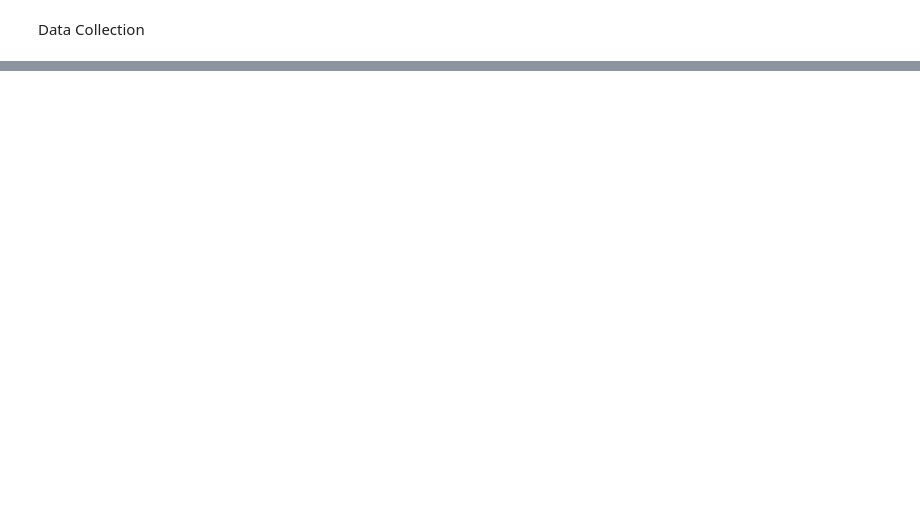
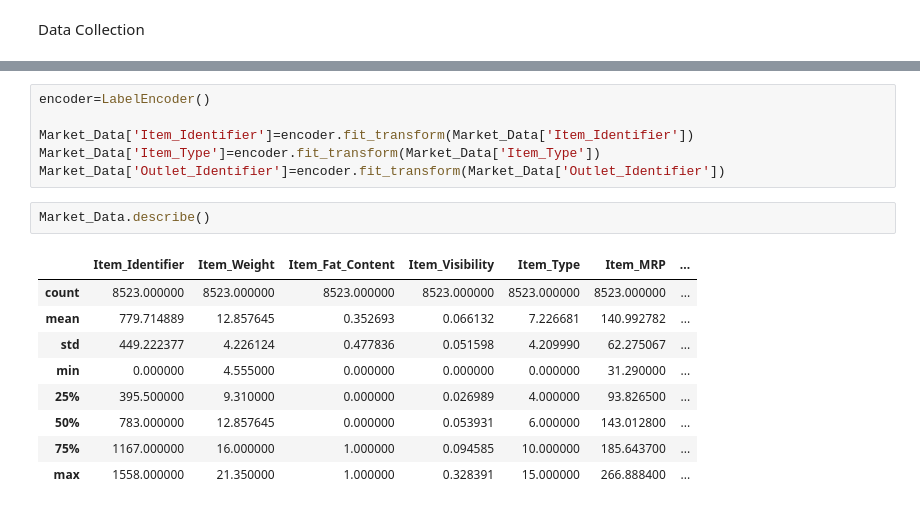
Before and after one commit to Kishan-hyalij/Big_Mart_Sales_Prediction, a Jupyter notebook: jupyter-BMSP.ipynb, the cells around one changed output, grey strips where cells are left out. Cells and saved outputs as stored; diff of their text form; blank space fills up the shorter version.

```diff
--- a/jupyter-BMSP.ipynb
+++ b/jupyter-BMSP.ipynb
@@ -30,0 +202,18 @@ Market_Data.head()
+# %%
+encoder=LabelEncoder()
+
+Market_Data['Item_Identifier']=encoder.fit_transform(Market_Data['Item_Identifier'])
+Market_Data['Item_Type']=encoder.fit_transform(Market_Data['Item_Type'])
+Market_Data['Outlet_Identifier']=encoder.fit_transform(Market_Data['Outlet_Identifier'])
+# %%
+Market_Data.describe()
+# %% [output]
+|  | Item_Identifier | Item_Weight | Item_Fat_Content | Item_Visibility | Item_Type | Item_MRP | ... |
+| count | 8523.000000 | 8523.000000 | 8523.000000 | 8523.000000 | 8523.000000 | 8523.000000 | ... |
+| mean | 779.714889 | 12.857645 | 0.352693 | 0.066132 | 7.226681 | 140.992782 | ... |
+| std | 449.222377 | 4.226124 | 0.477836 | 0.051598 | 4.209990 | 62.275067 | ... |
+| min | 0.000000 | 4.555000 | 0.000000 | 0.000000 | 0.000000 | 31.290000 | ... |
+| 25% | 395.500000 | 9.310000 | 0.000000 | 0.026989 | 4.000000 | 93.826500 | ... |
+| 50% | 783.000000 | 12.857645 | 0.000000 | 0.053931 | 6.000000 | 143.012800 | ... |
+| 75% | 1167.000000 | 16.000000 | 1.000000 | 0.094585 | 10.000000 | 185.643700 | ... |
+| max | 1558.000000 | 21.350000 | 1.000000 | 0.328391 | 15.000000 | 266.888400 | ... |
```
Also changed, not shown: parts of 22 cells of this notebook, 1 other file.
